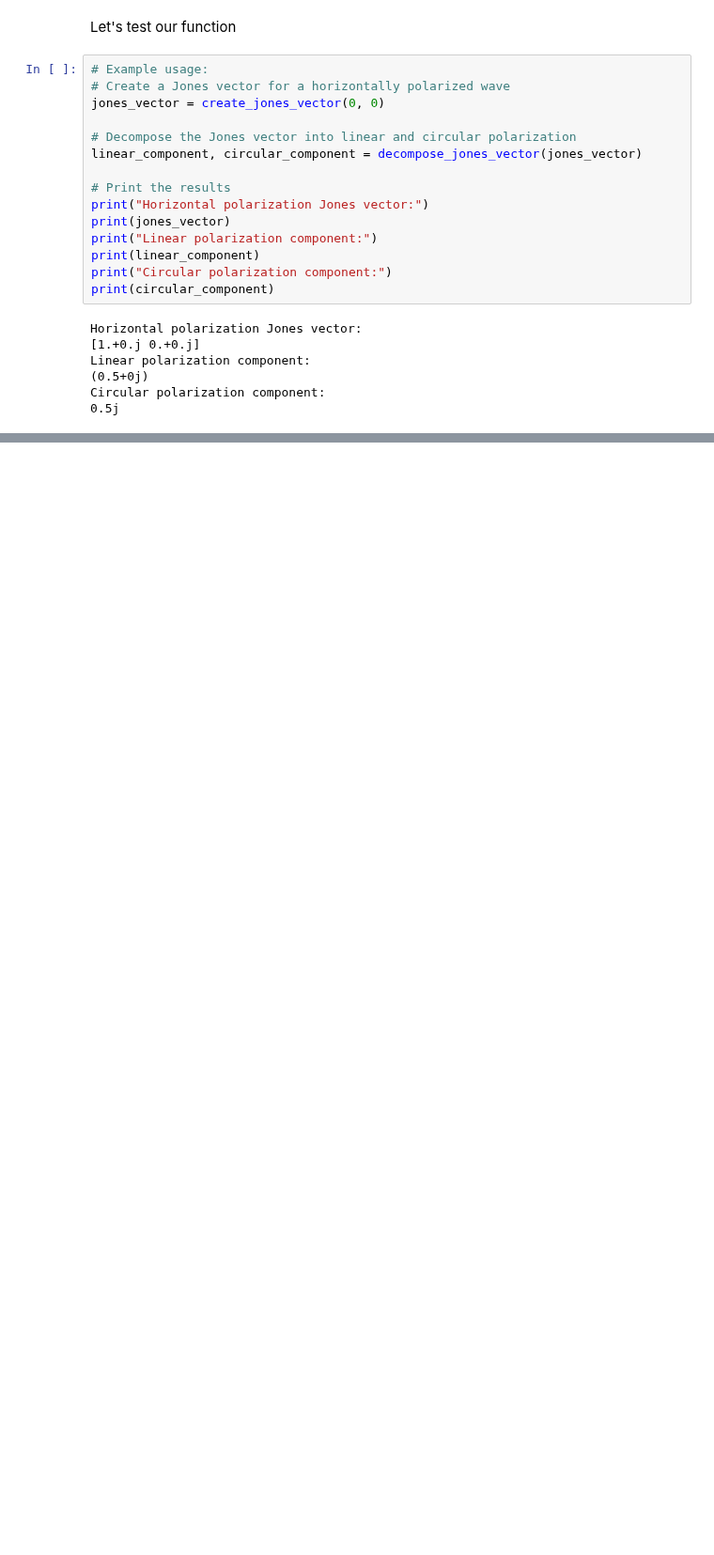
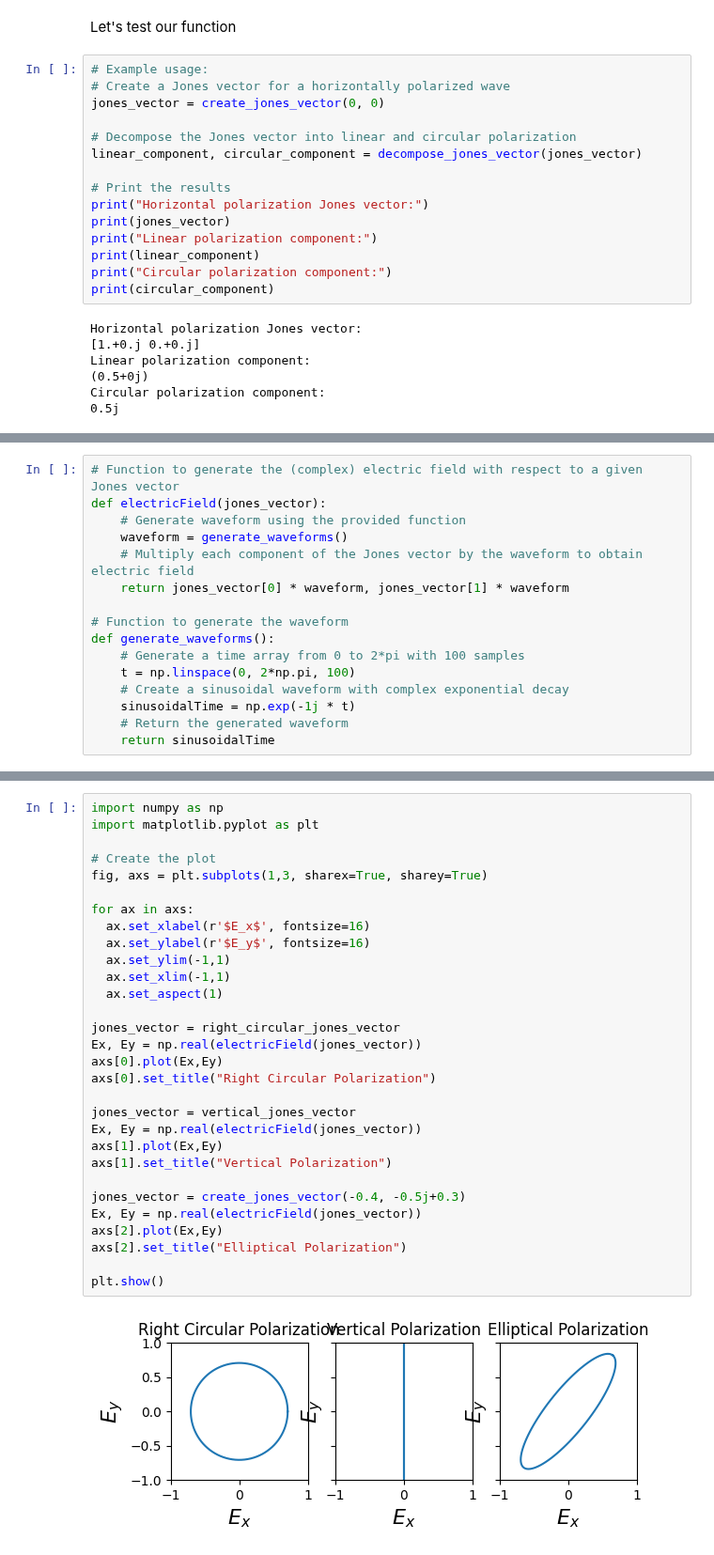
Before and after one commit to veillette/jupyterNotebooks, a Jupyter notebook: Optics/JonesVectors.ipynb, the cells around one changed output, grey strips where cells are left out. Shown at 94% size. Drawn from its saved outputs; the diff is of its cells as text; blank space fills up the shorter version.

Commit message:
Added plotting

```diff
--- a/Optics/JonesVectors.ipynb
+++ b/Optics/JonesVectors.ipynb
@@ -95,0 +103,16 @@ Circular polarization component:
+# %%
+# Function to generate the (complex) electric field with respect to a given Jones vector
+def electricField(jones_vector):
+    # Generate waveform using the provided function
+    waveform = generate_waveforms()
+    # Multiply each component of the Jones vector by the waveform to obtain electric field
+    return jones_vector[0] * waveform, jones_vector[1] * waveform
+
+# Function to generate the waveform
+def generate_waveforms():
+    # Generate a time array from 0 to 2*pi with 100 samples
+    t = np.linspace(0, 2*np.pi, 100)
+    # Create a sinusoidal waveform with complex exponential decay
+    sinusoidalTime = np.exp(-1j * t)
+    # Return the generated waveform
+    return sinusoidalTime
@@ -95,0 +127,32 @@ Circular polarization component:
+# %%
+import numpy as np
+import matplotlib.pyplot as plt
+
+# Create the plot
+fig, axs = plt.subplots(1,3, sharex=True, sharey=True)
+
+for ax in axs:
+  ax.set_xlabel(r'$E_x$', fontsize=16)
+  ax.set_ylabel(r'$E_y$', fontsize=16)
+  ax.set_ylim(-1,1)
+  ax.set_xlim(-1,1)
+  ax.set_aspect(1)
+
+jones_vector = right_circular_jones_vector
+Ex, Ey = np.real(electricField(jones_vector))
+axs[0].plot(Ex,Ey)
+axs[0].set_title("Right Circular Polarization")
+
+jones_vector = vertical_jones_vector
+Ex, Ey = np.real(electricField(jones_vector))
+axs[1].plot(Ex,Ey)
+axs[1].set_title("Vertical Polarization")
+
+jones_vector = create_jones_vector(-0.4, -0.5j+0.3)
+Ex, Ey = np.real(electricField(jones_vector))
+axs[2].plot(Ex,Ey)
+axs[2].set_title("Elliptical Polarization")
+
+plt.show()
+# %% [output]
+[figure, added]
```
Also changed, not shown: parts of 3 cells of this notebook.
